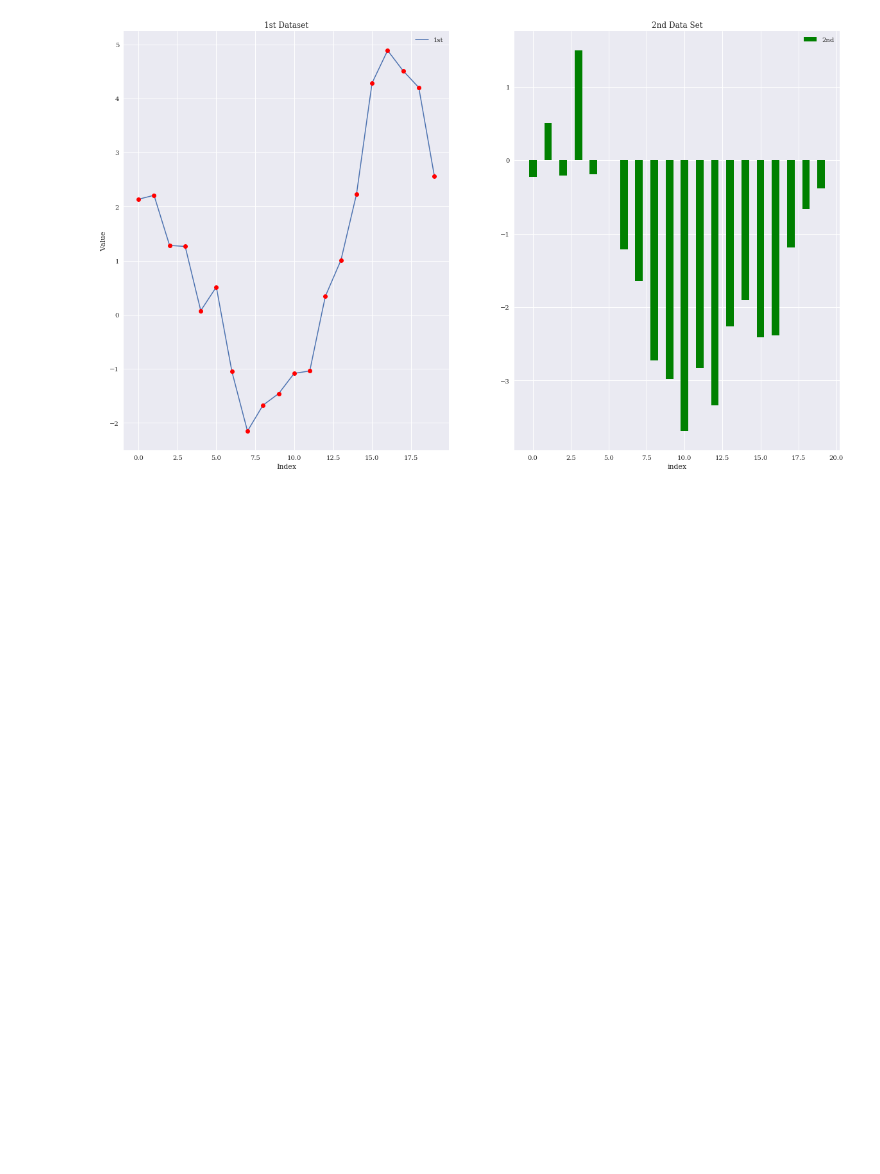
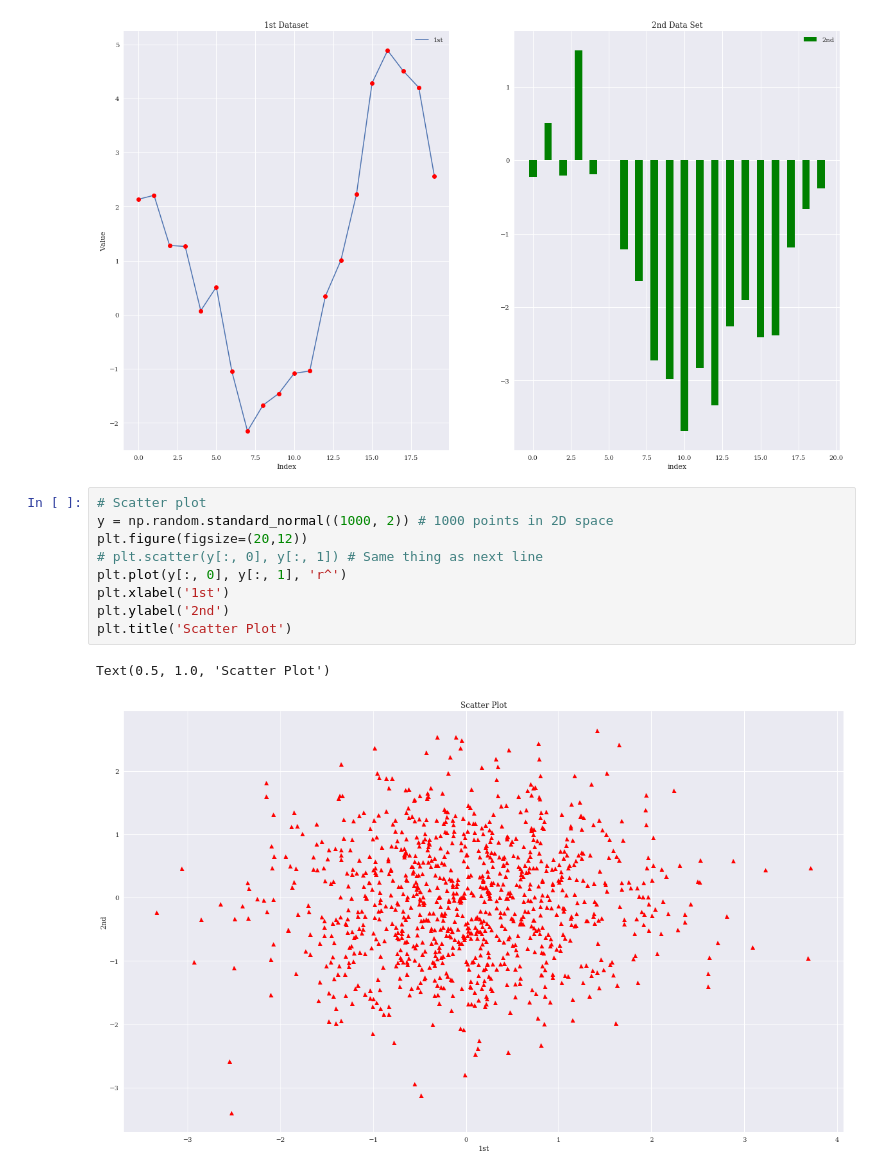
Before and after one commit to thomasmurphycodes/PythonForFinance, a Jupyter notebook: notebooks/Python for Finance Chapter 7 - Visualization.ipynb, the cells around one changed output. Saved outputs shown, nothing was run; the diff lists cells and outputs as text; blank space fills up the shorter version.

Commit message:
Two separate plot types on one figure + scatter plot

```diff
--- a/notebooks/Python for Finance Chapter 7 - Visualization.ipynb
+++ b/notebooks/Python for Finance Chapter 7 - Visualization.ipynb
@@ -123,3 +123,15 @@ plt.title('2nd Data Set') # TODO refactor all of my long/short strat graphs with
 # %% [output]
 Text(0.5, 1.0, '2nd Data Set')
 [figure]
+# %%
+# Scatter plot
+y = np.random.standard_normal((1000, 2)) # 1000 points in 2D space
+plt.figure(figsize=(20,12))
+# plt.scatter(y[:, 0], y[:, 1]) # Same thing as next line
+plt.plot(y[:, 0], y[:, 1], 'r^')
+plt.xlabel('1st')
+plt.ylabel('2nd')
+plt.title('Scatter Plot')
+# %% [output]
+Text(0.5, 1.0, 'Scatter Plot')
+[figure, added]
```
